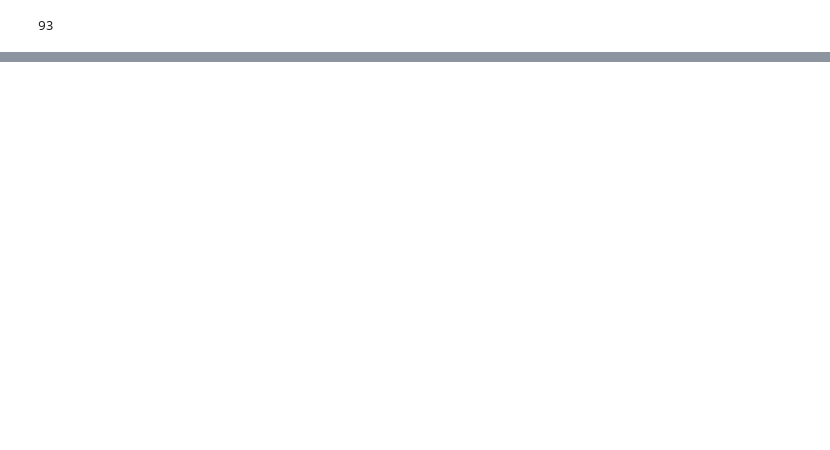
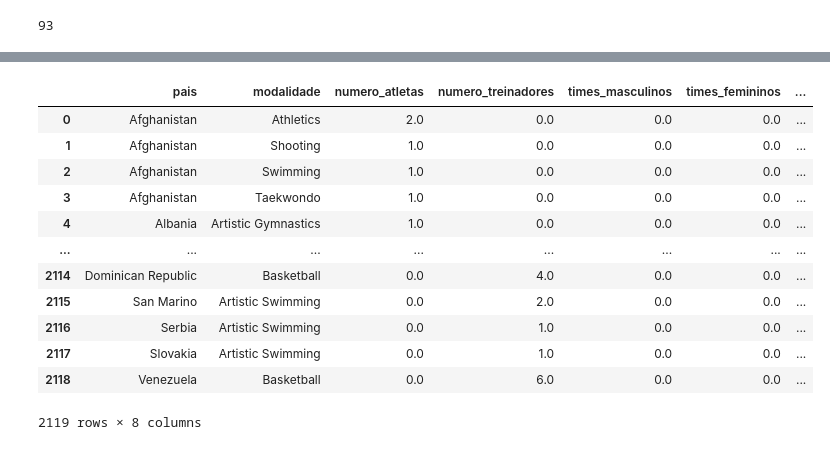
Before and after one commit to Rafael93rj/Curso-ETL, a Jupyter notebook: Arquivos_Excel.ipynb, the cells around one changed output, grey strips where cells are left out. Cells and saved outputs as stored; diff of their text form; code cells hidden in the pictures; blank space fills up the shorter version.

```diff
--- a/Arquivos_Excel.ipynb
+++ b/Arquivos_Excel.ipynb
@@ -75,0 +248,10 @@ times.head()
+# %%
+times_misto = pd.DataFrame(times[times.categoria == 'Misto'].groupby(['NOC', 'Discipline'])['Name'].nunique()).\
+reset_index().rename(columns={'Name': 'times_mistos',
+                              'Discipline': 'modalidade',
+                              'NOC': 'pais'})
+# %%
+times_outros = pd.DataFrame(times[times.categoria == 'Outros'].groupby(['NOC', 'Discipline'])['Name'].nunique()).\
+reset_index().rename(columns={'Name': 'times_outros',
+                              'Discipline': 'modalidade',
+                              'NOC': 'pais'})
@@ -75,0 +312,7 @@ times.head()
+# %%
+data_frames = [atletas_disc,
+               treinadores_disc,
+               times_masc,
+               times_fem,
+               times_misto,
+               times_outros]
@@ -75,0 +340,21 @@ times.head()
+# %%
+df_final = reduce(lambda left, right: pd.merge(left,
+                                               right, on=['pais', 'modalidade'],
+                                               how='outer'),
+                  data_frames).fillna(0)
+# %%
+df_final
+# %% [output]
+|  | pais | modalidade | numero_atletas | numero_treinadores | times_masculinos | times_femininos | ... |
+| 0 | Afghanistan | Athletics | 2.0 | 0.0 | 0.0 | 0.0 | ... |
+| 1 | Afghanistan | Shooting | 1.0 | 0.0 | 0.0 | 0.0 | ... |
+| 2 | Afghanistan | Swimming | 1.0 | 0.0 | 0.0 | 0.0 | ... |
+| 3 | Afghanistan | Taekwondo | 1.0 | 0.0 | 0.0 | 0.0 | ... |
+| 4 | Albania | Artistic Gymnastics | 1.0 | 0.0 | 0.0 | 0.0 | ... |
+| ... | ... | ... | ... | ... | ... | ... | ... |
+| 2114 | Dominican Republic | Basketball | 0.0 | 4.0 | 0.0 | 0.0 | ... |
+| 2115 | San Marino | Artistic Swimming | 0.0 | 2.0 | 0.0 | 0.0 | ... |
+| 2116 | Serbia | Artistic Swimming | 0.0 | 1.0 | 0.0 | 0.0 | ... |
+| 2117 | Slovakia | Artistic Swimming | 0.0 | 1.0 | 0.0 | 0.0 | ... |
+| 2118 | Venezuela | Basketball | 0.0 | 6.0 | 0.0 | 0.0 | ... |
+2119 rows × 8 columns
```
Also changed, not shown: parts of 48 cells of this notebook, 1 other file.
